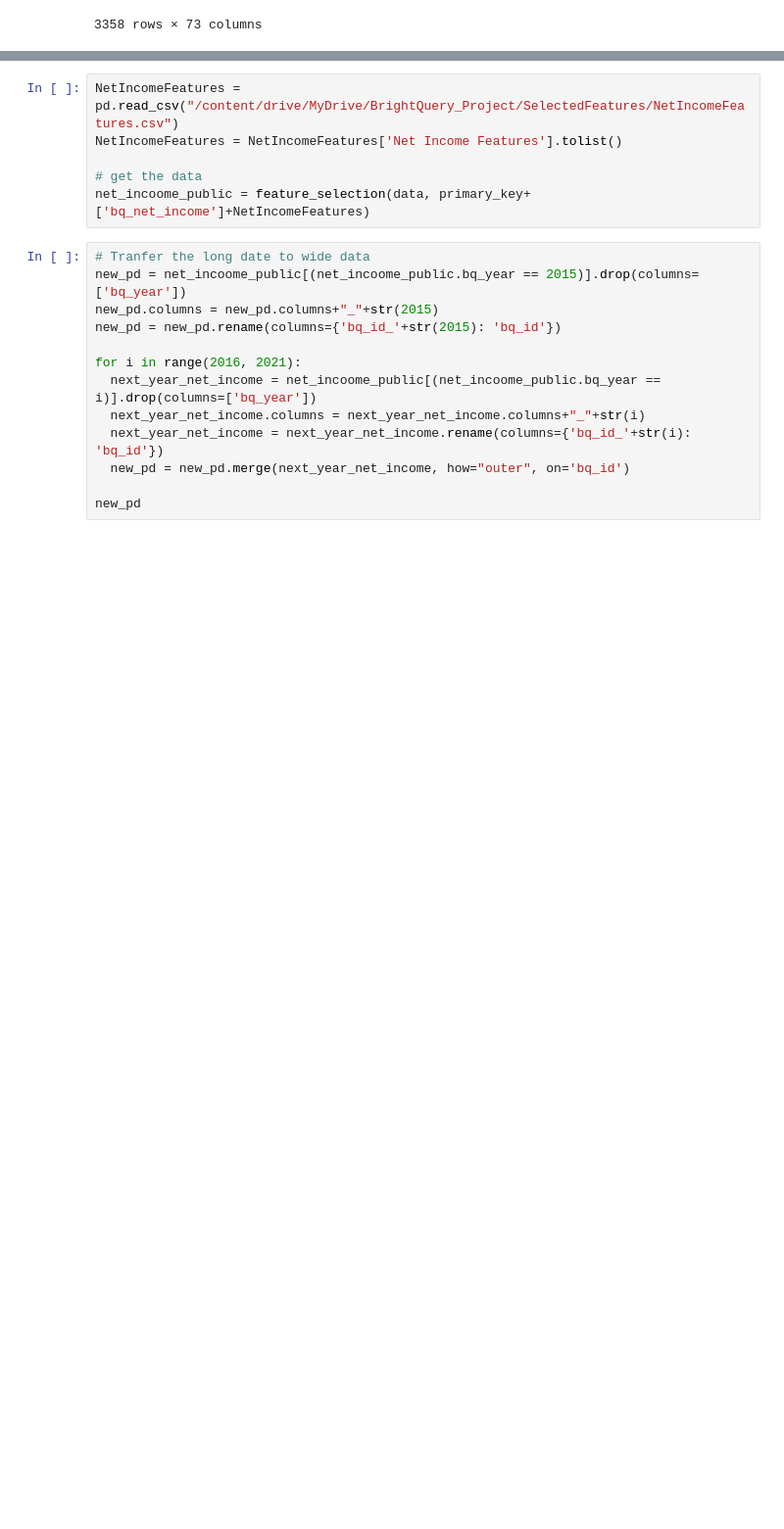
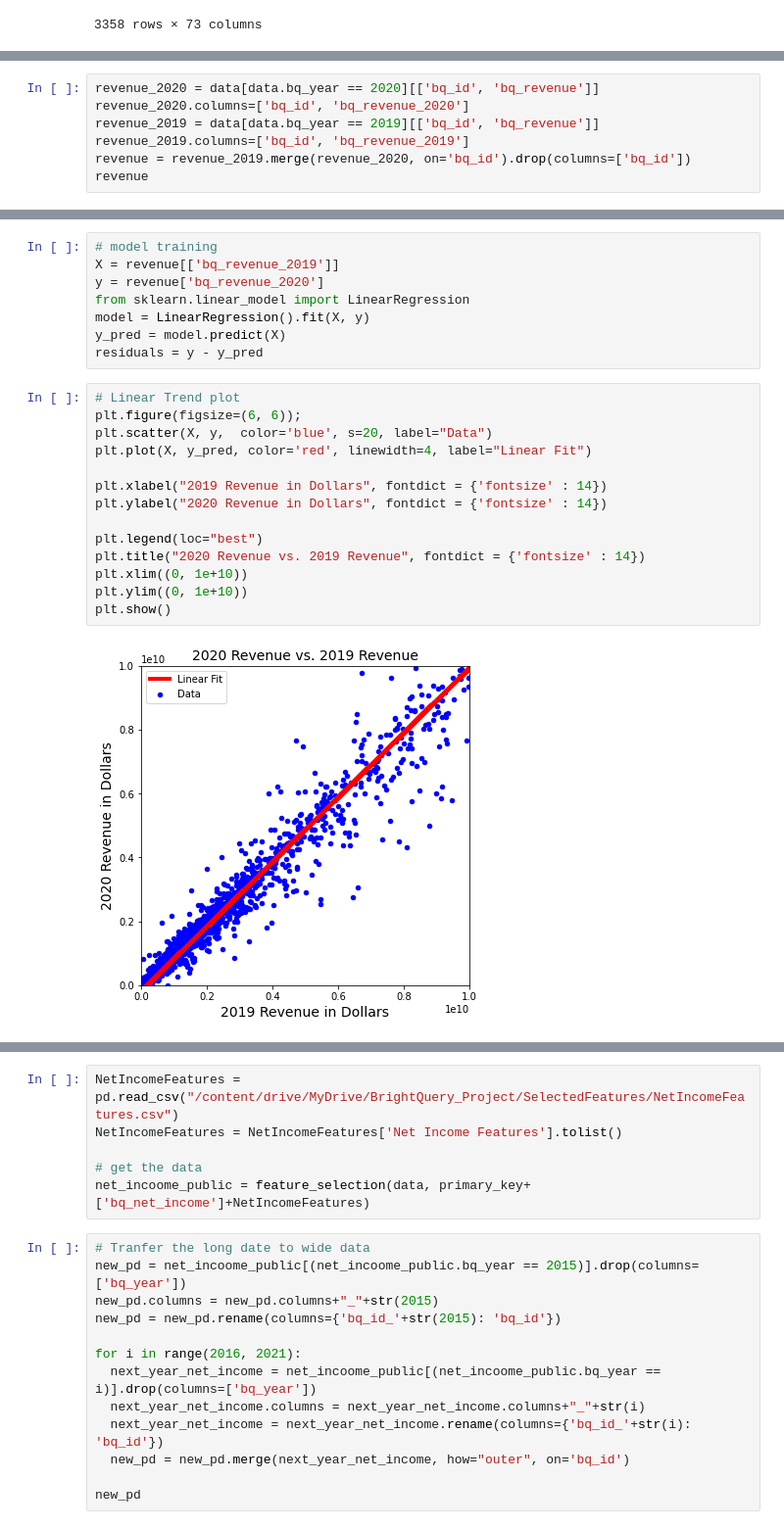
Before and after one commit to zjc664656505/BQ_PROJECT, a Jupyter notebook: BQ_LinearRegression.ipynb, the cells around one changed output, grey strips where cells are left out. Shown: that part at 98% size. Drawn from its saved outputs; the diff is of its cells as text; blank space fills up the shorter version.

```diff
--- a/BQ_LinearRegression.ipynb
+++ b/BQ_LinearRegression.ipynb
@@ -58,0 +127,7 @@ def MAE(y_true, y_pred):
+# %%
+revenue_2020 = data[data.bq_year == 2020][['bq_id', 'bq_revenue']]
+revenue_2020.columns=['bq_id', 'bq_revenue_2020']
+revenue_2019 = data[data.bq_year == 2019][['bq_id', 'bq_revenue']]
+revenue_2019.columns=['bq_id', 'bq_revenue_2019']
+revenue = revenue_2019.merge(revenue_2020, on='bq_id').drop(columns=['bq_id'])
+revenue
@@ -58,0 +148,24 @@ def MAE(y_true, y_pred):
+# %%
+# model training
+X = revenue[['bq_revenue_2019']]
+y = revenue['bq_revenue_2020']
+from sklearn.linear_model import LinearRegression
+model = LinearRegression().fit(X, y)
+y_pred = model.predict(X)
+residuals = y - y_pred
+# %%
+# Linear Trend plot
+plt.figure(figsize=(6, 6));
+plt.scatter(X, y,  color='blue', s=20, label="Data")
+plt.plot(X, y_pred, color='red', linewidth=4, label="Linear Fit")
+
+plt.xlabel("2019 Revenue in Dollars", fontdict = {'fontsize' : 14})
+plt.ylabel("2020 Revenue in Dollars", fontdict = {'fontsize' : 14})
+
+plt.legend(loc="best")
+plt.title("2020 Revenue vs. 2019 Revenue", fontdict = {'fontsize' : 14})
+plt.xlim((0, 1e+10))
+plt.ylim((0, 1e+10))
+plt.show()
+# %% [output]
+[figure, added]
```
Also changed, not shown: parts of 35 cells of this notebook.
